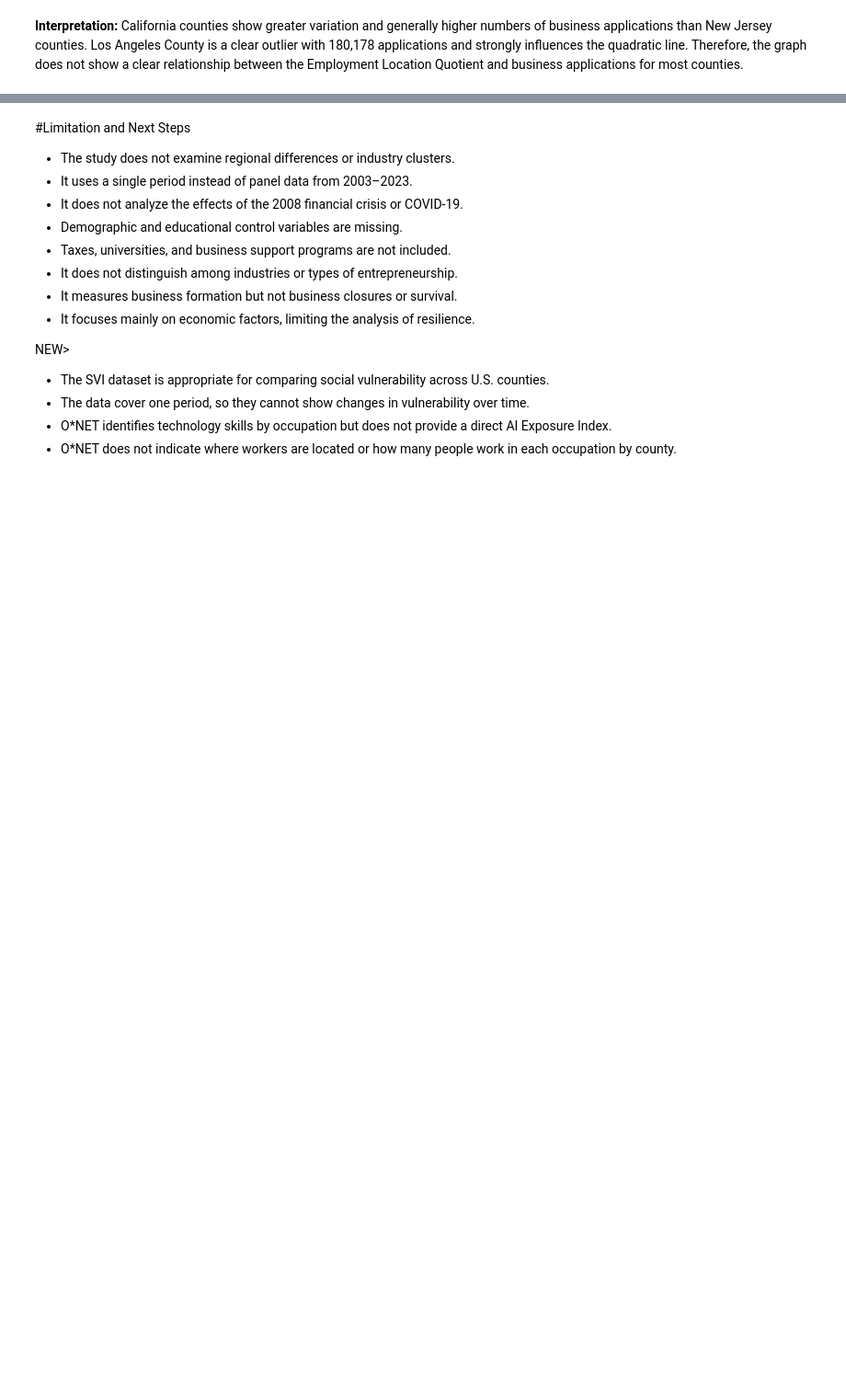
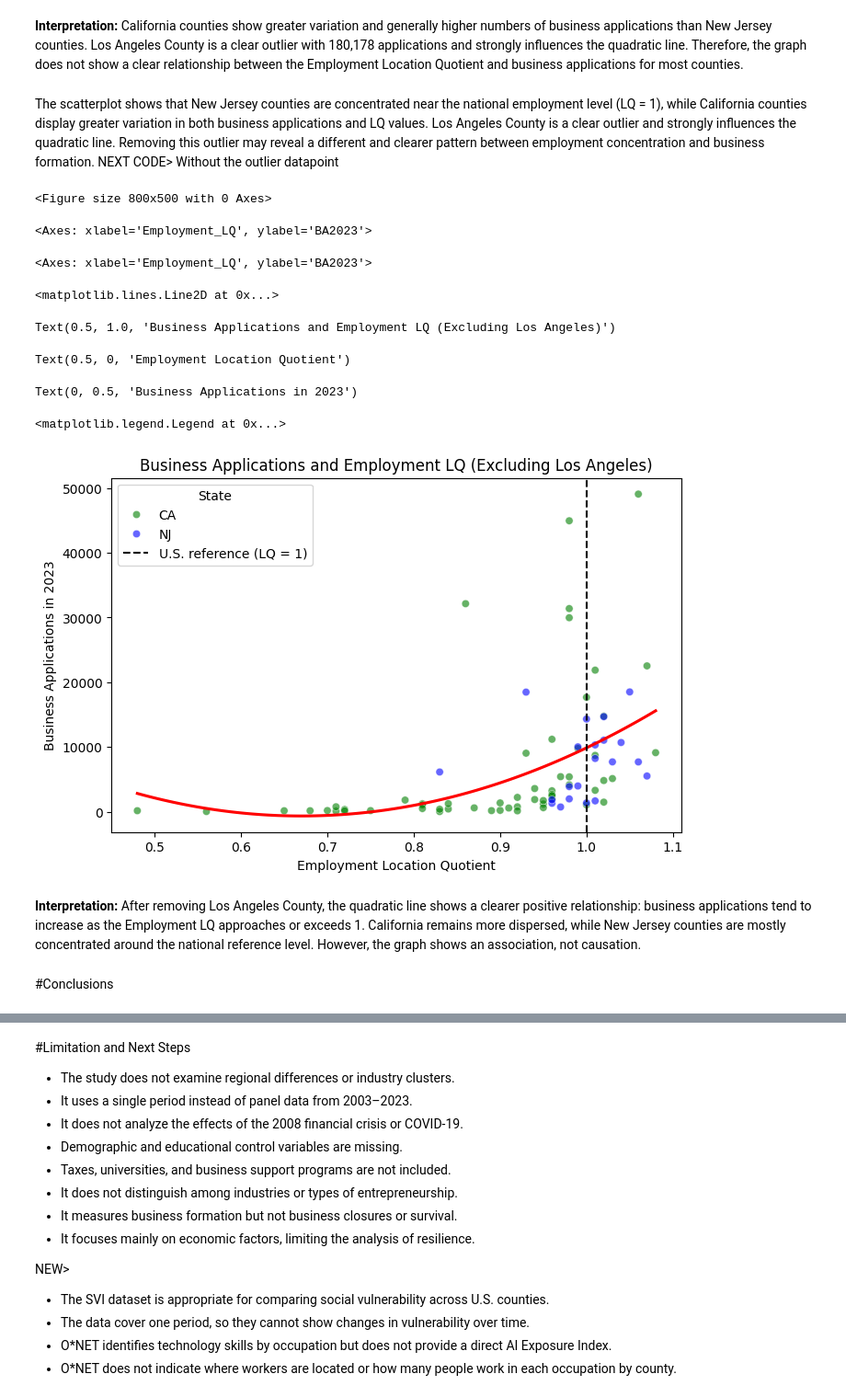
Before and after one commit to shirleyrutgers/DataManPy, a Jupyter notebook: ps2dataman.ipynb, the cells around one changed output, grey strips where cells are left out. Shown at 92% size. Saved outputs shown, nothing was run; the diff lists cells and outputs as text; code cells hidden in the pictures; blank space fills up the shorter version.

```diff
--- a/ps2dataman.ipynb
+++ b/ps2dataman.ipynb
@@ -1388,6 +1416,10 @@ business_priv_clean = business_priv[['State', 'County', 'County Code', 'BA2023',
 # Rename the long variable
 business_priv_clean = business_priv_clean.rename(columns={'Employment Location Quotient Relative to U.S.': 'Employment_LQ'})
 
+# Convert business applications to whole numbers
+business_priv_clean['BA2023'] = (business_priv_clean['BA2023']
+    .round(0).astype('Int64'))
+
 # Remove the word "County" from county names
 business_priv_clean['County'] = (business_priv_clean['County'].str.replace(r'\s+County$', '', regex=True))
 
@@ -1489,4 +1521,60 @@ Text(0, 0.5, 'Business Applications in 2023')
 [figure]
 # %% [markdown]
 **Interpretation:** California counties show greater variation and generally higher numbers of business applications than New Jersey counties. Los Angeles County is a clear outlier with 180,178 applications and strongly influences the quadratic line. Therefore, the graph does not show a clear relationship between the Employment Location Quotient and business applications for most counties.
+# %% [markdown]
+The scatterplot shows that New Jersey counties are concentrated near the national employment level (LQ = 1), while California counties display greater variation in both business applications and LQ values. Los Angeles County is a clear outlier and strongly influences the quadratic line. Removing this outlier may reveal a different and clearer pattern between employment concentration and business formation.
+NEXT CODE> Without the outlier datapoint
+# %%
+# Remove Los Angeles County, California
+business_priv_no_la = business_priv_clean[
+    ~(  (business_priv_clean['State'] == 'CA') &
+        (business_priv_clean['County'].str.contains(
+            'Los Angeles', case=False, na=False
+        )))].copy()
+
+# Scatterplot without Los Angeles County
+plt.figure(figsize=(8, 5))
+
+sns.scatterplot(
+    data=business_priv_no_la,
+    x='Employment_LQ',
+    y='BA2023',
+    hue='State',
+    palette={'NJ': 'blue', 'CA': 'green'},
+    alpha=0.6)
+
+# Quadratic line fit
+sns.regplot(
+    data=business_priv_no_la,
+    x='Employment_LQ',
+    y='BA2023',
+    order=2,
+    ci=None,
+    scatter=False,
+    line_kws={'color': 'red'})
+# U.S. reference line
+plt.axvline(
+    x=1,
+    color='black',
+    linestyle='--',
+    label='U.S. reference (LQ = 1)')
+plt.title('Business Applications and Employment LQ (Excluding Los Angeles)')
+plt.xlabel('Employment Location Quotient')
+plt.ylabel('Business Applications in 2023')
+plt.legend(title='State')
+plt.show()
+# %% [output]
+<Figure size 800x500 with 0 Axes>
+<Axes: xlabel='Employment_LQ', ylabel='BA2023'>
+<Axes: xlabel='Employment_LQ', ylabel='BA2023'>
+<matplotlib.lines.Line2D at 0x...>
+Text(0.5, 1.0, 'Business Applications and Employment LQ (Excluding Los Angeles)')
+Text(0.5, 0, 'Employment Location Quotient')
+Text(0, 0.5, 'Business Applications in 2023')
+<matplotlib.legend.Legend at 0x...>
+[figure, added]
+# %% [markdown]
+**Interpretation:** After removing Los Angeles County, the quadratic line shows a clearer positive relationship: business applications tend to increase as the Employment LQ approaches or exceeds 1. California remains more dispersed, while New Jersey counties are mostly concentrated around the national reference level. However, the graph shows an association, not causation.
+# %% [markdown]
+#Conclusions
 # %% [markdown]
```
Also changed, not shown: parts of 4 cells of this notebook.
